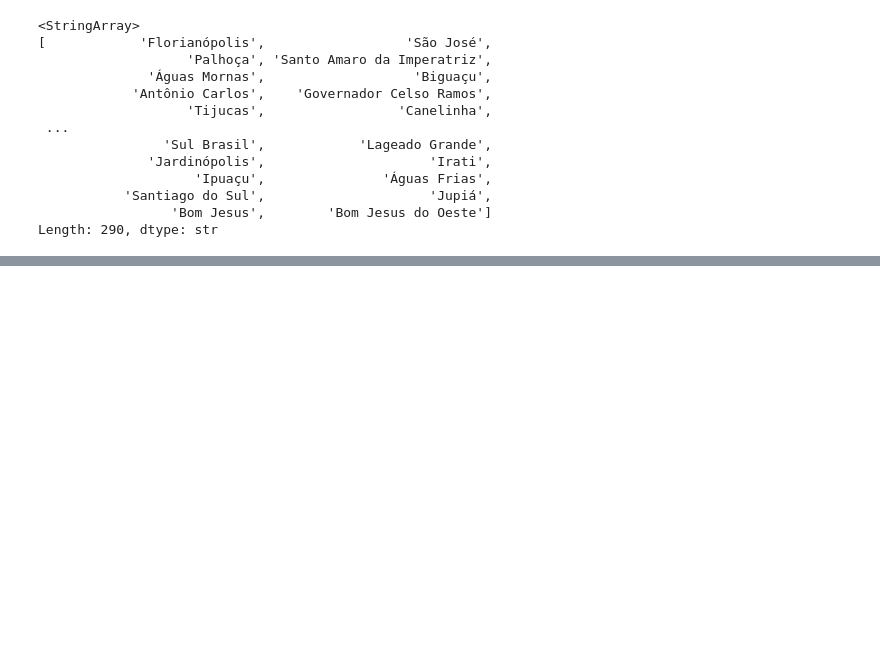
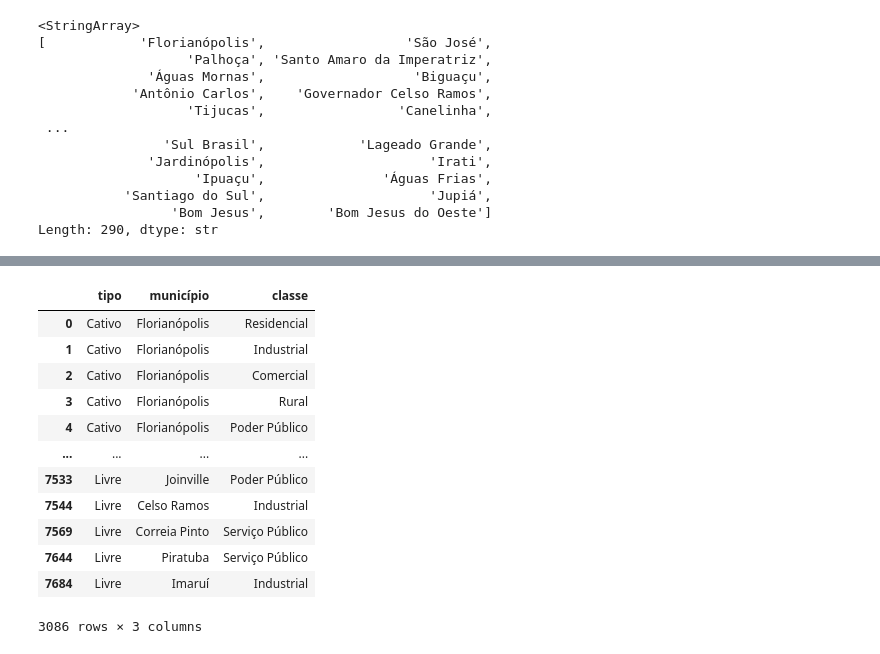
Before and after one commit to mlsfinternacional-cpu/03_Mercado_Energia_SC, a Jupyter notebook: notebooks/01_exploracao.ipynb, the cells around one changed output, grey strips where cells are left out. Saved outputs shown, nothing was run; the diff lists cells and outputs as text; code cells hidden in the pictures; blank space fills up the shorter version.

```diff
--- a/notebooks/01_exploracao.ipynb
+++ b/notebooks/01_exploracao.ipynb
@@ -83,0 +246,16 @@ Length: 290, dtype: str
+# %%
+df[["tipo", "município", "classe"]].drop_duplicates()
+# %% [output]
+|  | tipo | município | classe |
+| 0 | Cativo | Florianópolis | Residencial |
+| 1 | Cativo | Florianópolis | Industrial |
+| 2 | Cativo | Florianópolis | Comercial |
+| 3 | Cativo | Florianópolis | Rural |
+| 4 | Cativo | Florianópolis | Poder Público |
+| ... | ... | ... | ... |
+| 7533 | Livre | Joinville | Poder Público |
+| 7544 | Livre | Celso Ramos | Industrial |
+| 7569 | Livre | Correia Pinto | Serviço Público |
+| 7644 | Livre | Piratuba | Serviço Público |
+| 7684 | Livre | Imaruí | Industrial |
+3086 rows × 3 columns
```
Also changed, not shown: parts of 19 cells of this notebook, 1 other file.
